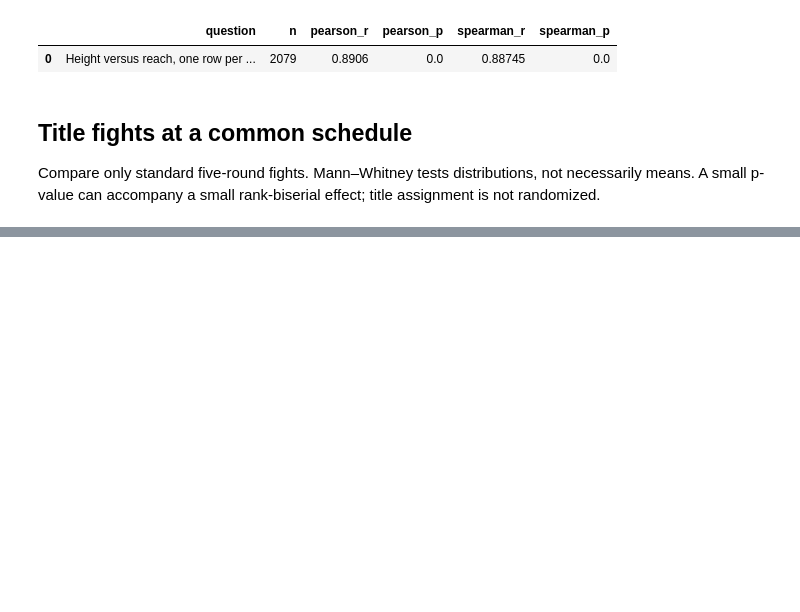
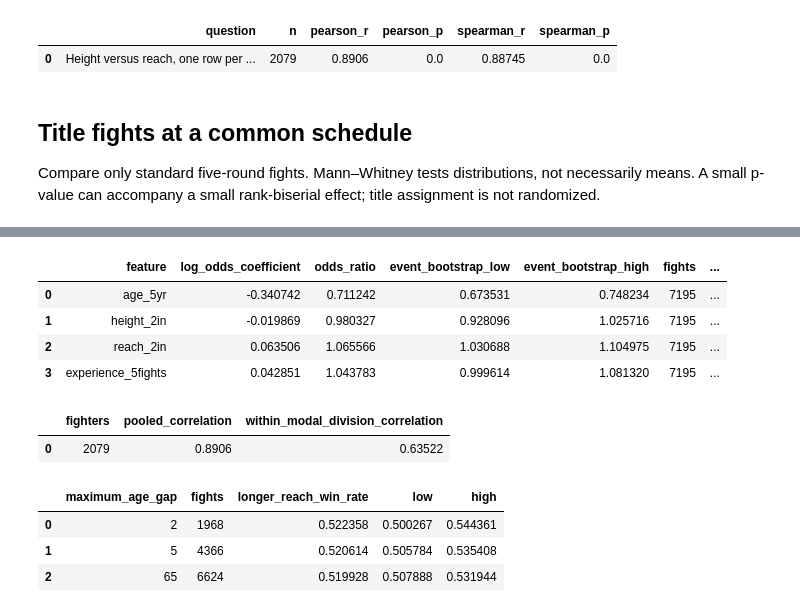
Before and after one commit to DQuanBui/UFC_Fights_Analysis, a Jupyter notebook: notebooks/07_statistical_analysis.ipynb, the cells around one changed output, grey strips where cells are left out. Saved outputs shown, nothing was run; the diff lists cells and outputs as text; code cells hidden in the pictures; blank space fills up the shorter version.

Commit message:
feat: test adjusted physical associations with clustered uncertainty

```diff
--- a/notebooks/07_statistical_analysis.ipynb
+++ b/notebooks/07_statistical_analysis.ipynb
@@ -105,0 +110,4 @@ display(results['title_statistics'])
+# %%
+from src.research import run_chapter, display_answers
+deep_tables, deep_answers = run_chapter('07')
+display_answers(deep_answers)
@@ -105,0 +135,20 @@ display(results['title_statistics'])
+# %%
+display(deep_tables['deep_adjusted_attributes'])
+# %% [output]
+|  | feature | log_odds_coefficient | odds_ratio | event_bootstrap_low | event_bootstrap_high | fights | ... |
+| 0 | age_5yr | -0.340742 | 0.711242 | 0.673531 | 0.748234 | 7195 | ... |
+| 1 | height_2in | -0.019869 | 0.980327 | 0.928096 | 1.025716 | 7195 | ... |
+| 2 | reach_2in | 0.063506 | 1.065566 | 1.030688 | 1.104975 | 7195 | ... |
+| 3 | experience_5fights | 0.042851 | 1.043783 | 0.999614 | 1.081320 | 7195 | ... |
+# %%
+display(deep_tables['deep_within_division_correlation'])
+# %% [output]
+|  | fighters | pooled_correlation | within_modal_division_correlation |
+| 0 | 2079 | 0.8906 | 0.63522 |
+# %%
+display(deep_tables['deep_reach_age_caliper'])
+# %% [output]
+|  | maximum_age_gap | fights | longer_reach_win_rate | low | high |
+| 0 | 2 | 1968 | 0.522358 | 0.500267 | 0.544361 |
+| 1 | 5 | 4366 | 0.520614 | 0.505784 | 0.535408 |
+| 2 | 65 | 6624 | 0.519928 | 0.507888 | 0.531944 |
```
Also changed, not shown: parts of 2 cells of this notebook, 6 other files.
